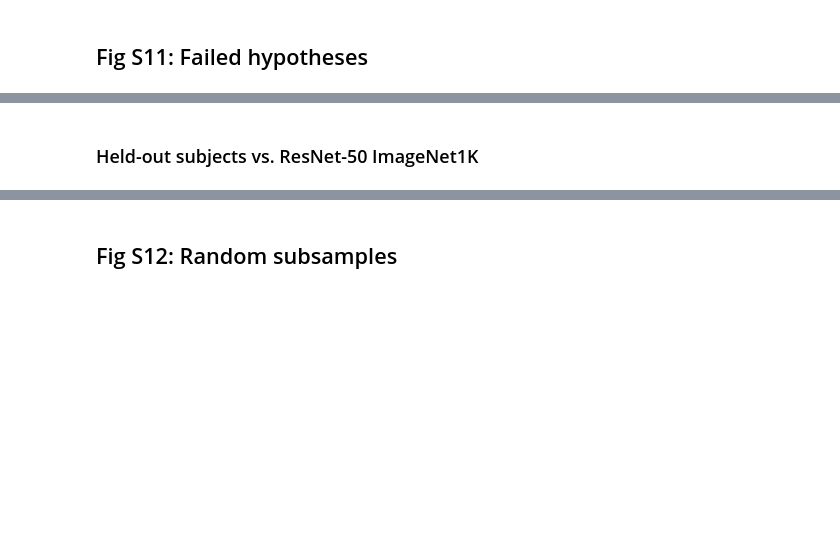
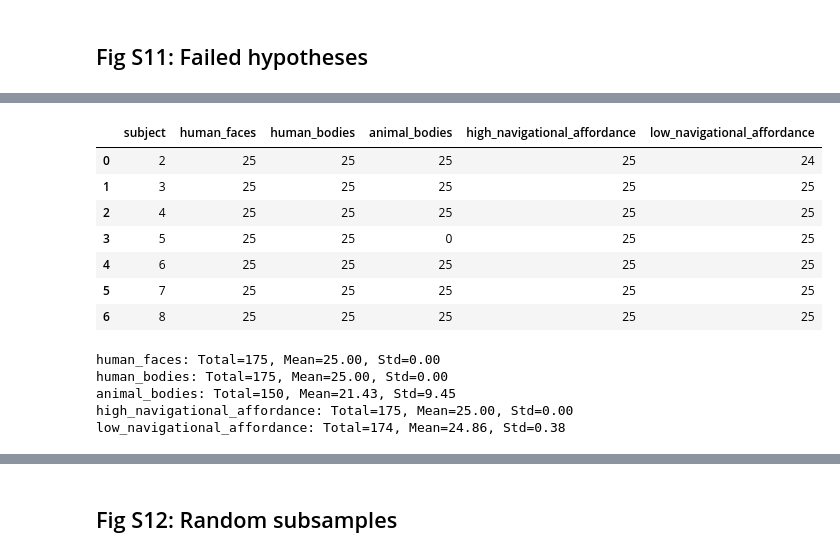
Before and after one commit to murtylab/comparing-category-selectivity, a Jupyter notebook: preprint/preprint_figs_section6.ipynb, the cells around one changed output, grey strips where cells are left out. Drawn from its saved outputs; the diff is of its cells as text; code cells hidden in the pictures; blank space fills up the shorter version.

Commit message:
updated S11: Failed hypotheses

```diff
--- a/preprint/preprint_figs_section6.ipynb
+++ b/preprint/preprint_figs_section6.ipynb
@@ -2782,3 +2512,27 @@ No Vanishing Point: Total=174, Mean=24.86, Std=0.38
+# %%
+bags_failedhypotheses_updated = bags_failedhypotheses.copy()
+for subject in range(2, 9):
+    bags_failedhypotheses_updated[subject]['faces']['human_faces'] = bags_successful_25samples[subject]['faces']['human_faces']
+    bags_failedhypotheses_updated[subject]['faces']['human_bodies'] = bags_successful_25samples[subject]['bodies']['limbs_visible']
+    bags_failedhypotheses_updated[subject]['bodies']['human_bodies'] = bags_successful_25samples[subject]['bodies']['limbs_visible']
+# %%
+failed_comparisons = ['faces', 'bodies', 'scenes']
+failed_bags = ['human_faces', 'human_bodies', 'animal_bodies', 'high_navigational_affordance', 'low_navigational_affordance']
+print_bags_statistics(bags_failedhypotheses_updated, failed_comparisons, failed_bags)
+# %% [output]
+|  | subject | human_faces | human_bodies | animal_bodies | high_navigational_affordance | low_navigational_affordance |
+| 0 | 2 | 25 | 25 | 25 | 25 | 24 |
+| 1 | 3 | 25 | 25 | 25 | 25 | 25 |
+| 2 | 4 | 25 | 25 | 25 | 25 | 25 |
+| 3 | 5 | 25 | 25 | 0 | 25 | 25 |
+| 4 | 6 | 25 | 25 | 25 | 25 | 25 |
+| 5 | 7 | 25 | 25 | 25 | 25 | 25 |
+| 6 | 8 | 25 | 25 | 25 | 25 | 25 |
+human_faces: Total=175, Mean=25.00, Std=0.00
+human_bodies: Total=175, Mean=25.00, Std=0.00
+animal_bodies: Total=150, Mean=21.43, Std=9.45
+high_navigational_affordance: Total=175, Mean=25.00, Std=0.00
+low_navigational_affordance: Total=174, Mean=24.86, Std=0.38
 # %%
 # STIMULI = nsd.get_stimuli_dataset(NSD_DIR, transform=None, subset=None).all_stimuli
 
@@ -2810,2 +2559,0 @@ mh_color = '#15a6cc'
-# %% [markdown]
-### Held-out subjects vs. ResNet-50 ImageNet1K
```
Also changed, not shown: parts of 6 cells of this notebook.
